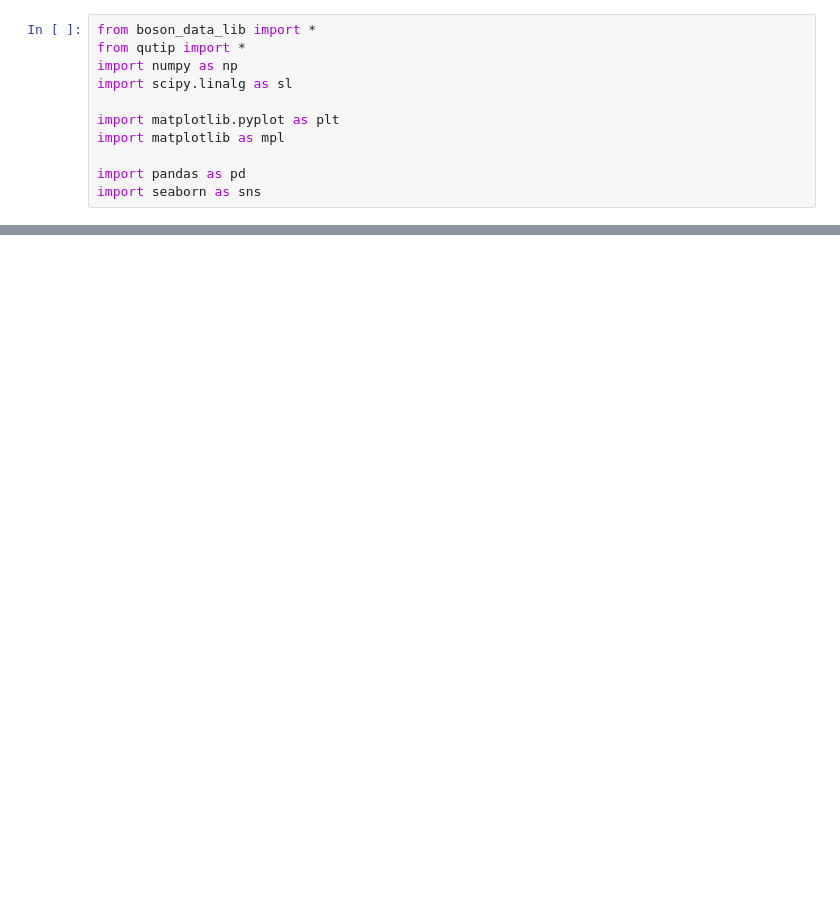
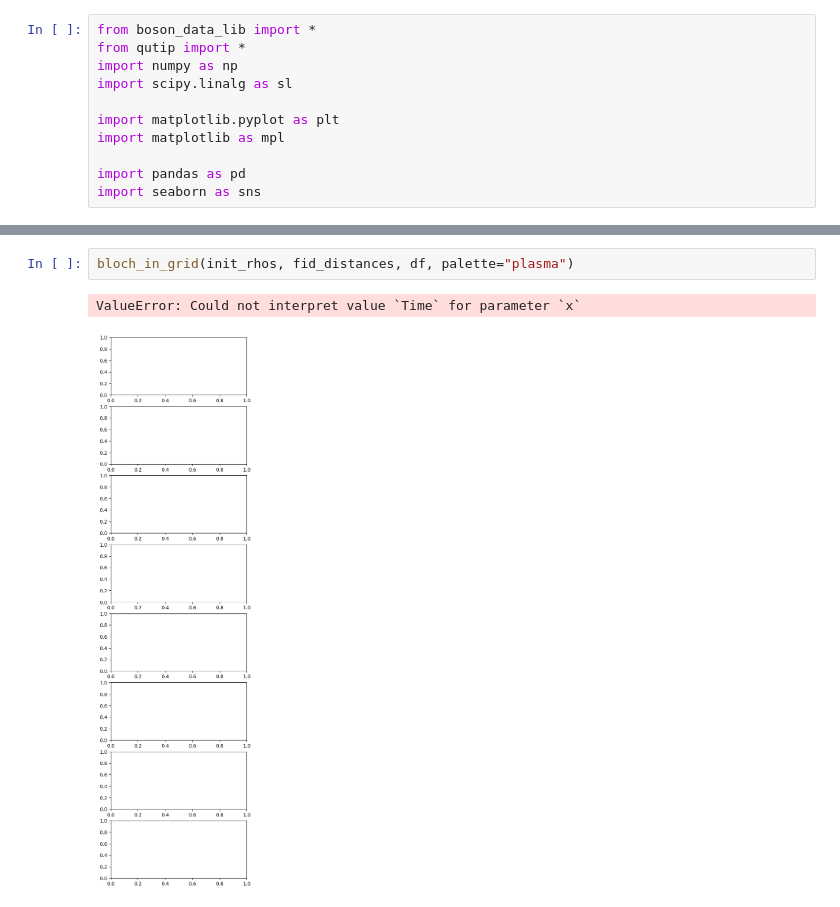
Before and after one commit to zpopovych/OQSID-thesis, a Jupyter notebook: DMDvsERA/04_fidelity_time_evolution.ipynb, the cells around one changed output, grey strips where cells are left out. Cells and saved outputs as stored; diff of their text form; blank space fills up the shorter version.

```diff
--- a/DMDvsERA/04_fidelity_time_evolution.ipynb
+++ b/DMDvsERA/04_fidelity_time_evolution.ipynb
@@ -15,0 +88,5 @@ FileNotFoundError: [Errno 2] No such file or directory: '../TESTS/dataframe_DMDv
+# %%
+bloch_in_grid(init_rhos, fid_distances, df, palette="plasma")
+# %% [output]
+ValueError: Could not interpret value `Time` for parameter `x`
+[figure, added]
```
Also changed, not shown: parts of 2 cells of this notebook, 2 other files.
